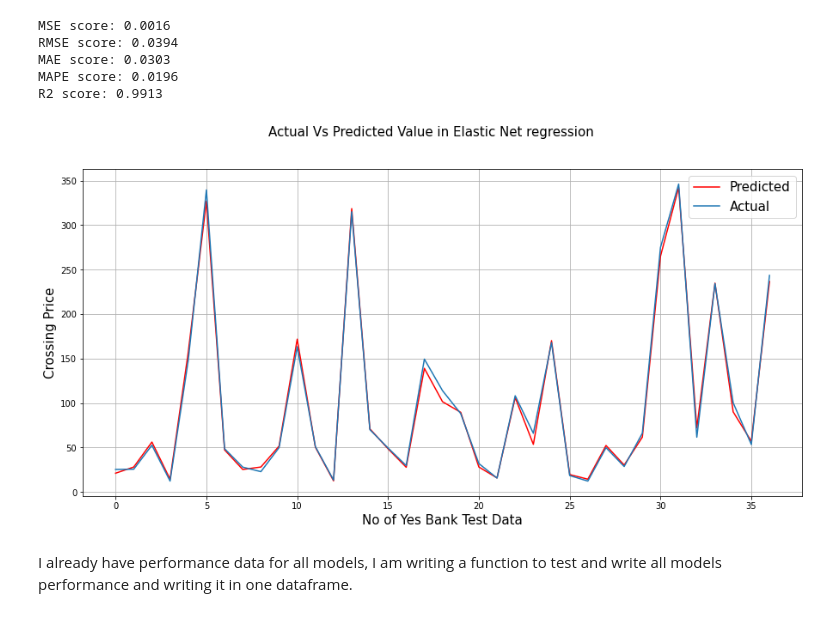
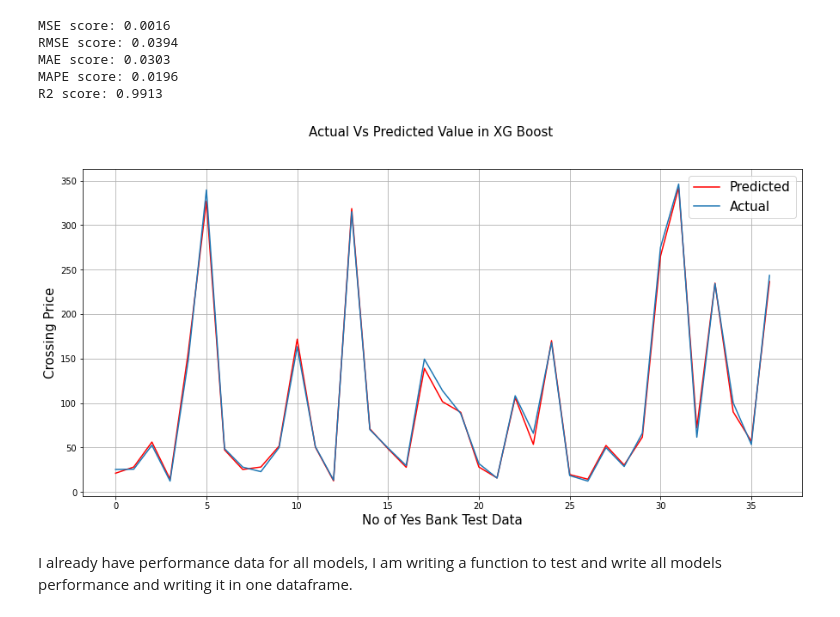
Before and after one commit to akashsinghsharma/almabetter-MLYesBank-RegressionProject, a Jupyter notebook: YES_BANK_Stock_closing_price_prediction.ipynb, the cells around one changed output. Cells and saved outputs as stored; diff of their text form; code cells hidden in the pictures.

```diff
--- a/YES_BANK_Stock_closing_price_prediction.ipynb
+++ b/YES_BANK_Stock_closing_price_prediction.ipynb
@@ -1017,14 +1017,14 @@ R2 score: 0.9913
 # %%
 plt.figure(figsize=(15,7))
 plt.plot(10**(y_pred),color='red')
 plt.plot(10**(np.array(y_test)))
-plt.suptitle('Actual Vs Predicted Value in Elastic Net regression', fontsize= 15)
+plt.suptitle('Actual Vs Predicted Value in XG Boost', fontsize= 15)
 plt.legend(['Predicted','Actual'], fontsize = 15)
 plt.xlabel('No of Yes Bank Test Data', fontsize = 15)
 plt.ylabel('Crossing Price', fontsize= 15)
 plt.grid(True)
 # %% [output]
-[figure, old version]
+[figure, new version]
 # %% [markdown]
 I already have performance data for all models, I am writing a function to test and write all models performance and writing it in one dataframe.
 # %%
```
